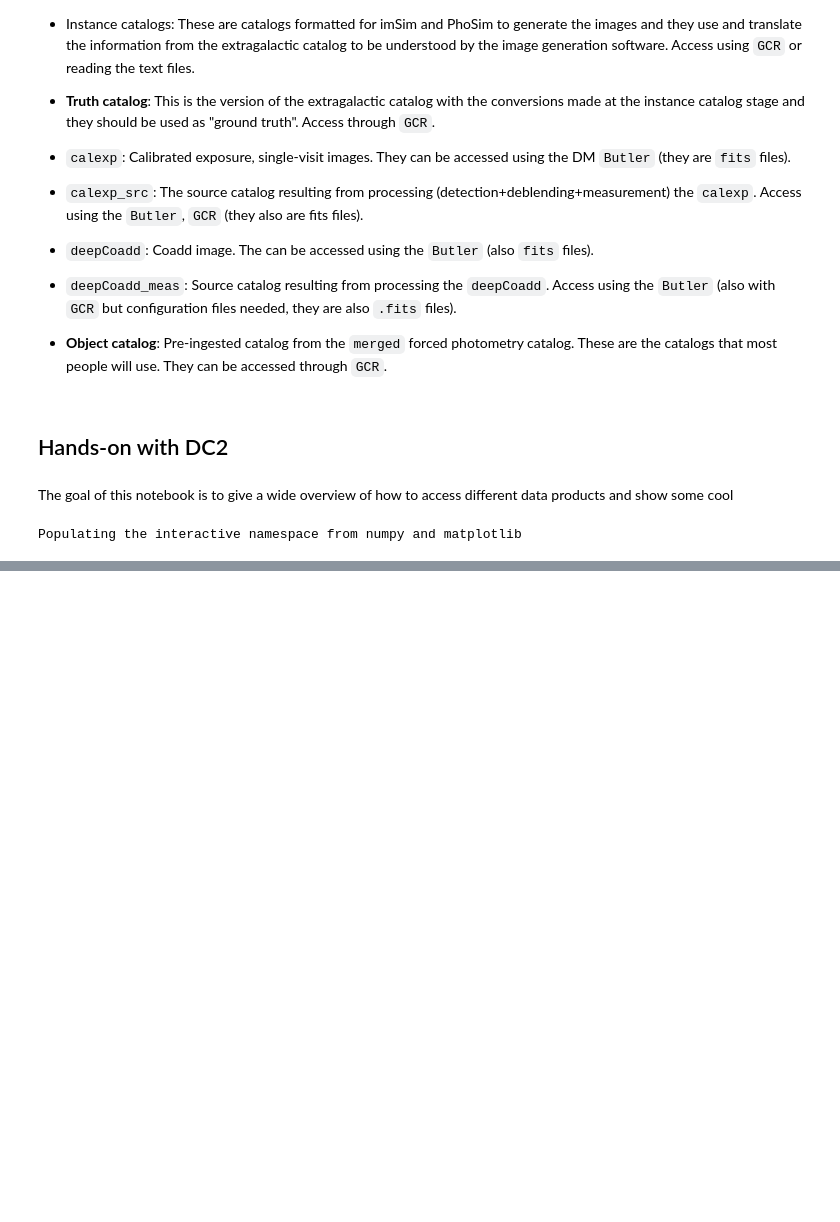
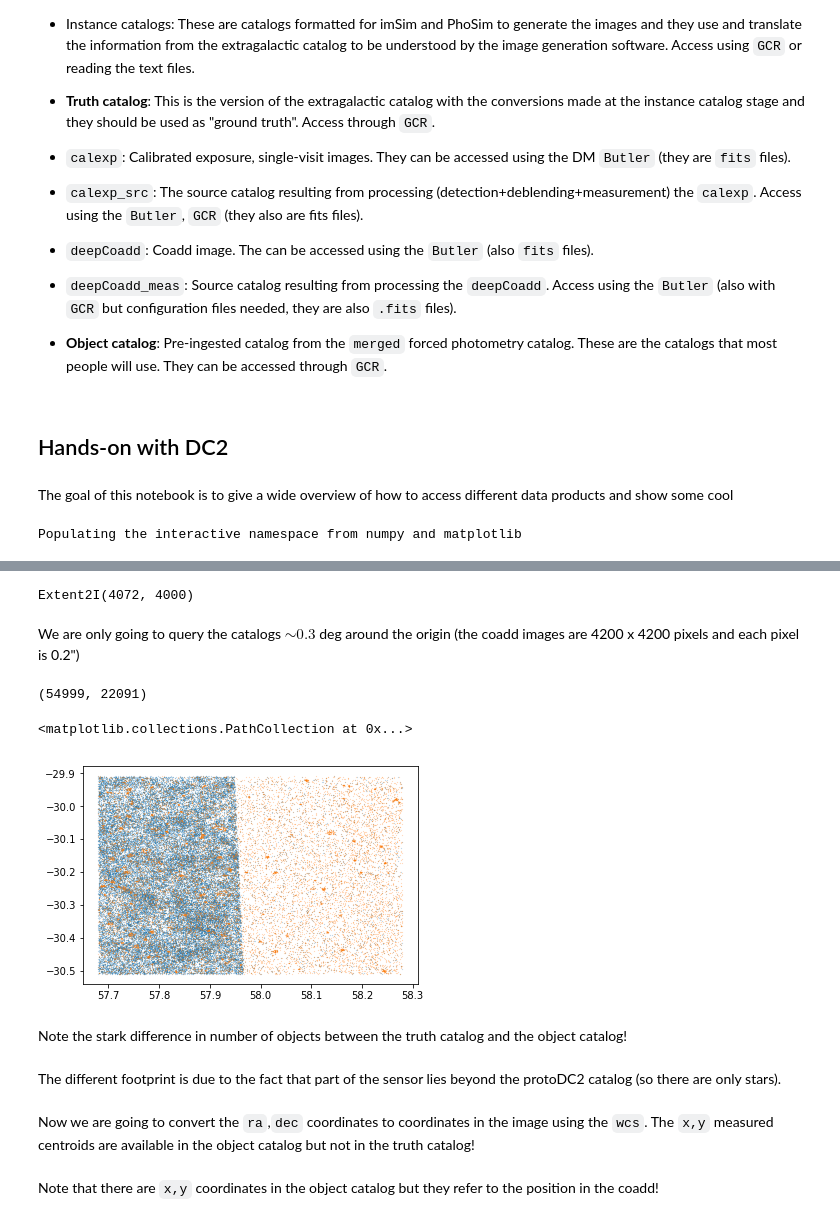
Before and after one commit to fjaviersanchez/DC2_intro, a Jupyter notebook: DC2_introduction.ipynb, the cells around one changed output, grey strips where cells are left out. Saved outputs shown, nothing was run; the diff lists cells and outputs as text; code cells hidden in the pictures; blank space fills up the shorter version.

```diff
--- a/DC2_introduction.ipynb
+++ b/DC2_introduction.ipynb
@@ -75,0 +171,2 @@ Populating the interactive namespace from numpy and matplotlib
+# %%
+origin = wcs.getSkyOrigin()
@@ -75,0 +177,31 @@ Populating the interactive namespace from numpy and matplotlib
+# %%
+ra0 = origin.getRa().asDegrees()
+dec0 = origin.getDec().asDegrees()
+# %%
+calexp.getDimensions()
+# %% [output]
+Extent2I(4072, 4000)
+# %% [markdown]
+We are only going to query the catalogs $\sim 0.3$ deg around the origin (the coadd images are 4200 x 4200 pixels and each pixel is 0.2")
+# %%
+query_condition = GCR.GCRQuery('ra >= %f' %(ra0-0.3),'ra <= %f' % (ra0+0.3),
+                               'dec >= %f' %(dec0-0.3), 'dec <= %f' % (dec0+0.3))
+# %%
+data_true = cosmo_catalog.get_quantities(['ra','dec','mag_true_r'], query_condition)
+data_meas = obj_catalog.get_quantities(['ra','dec','mag_r_cModel','snr_r_cModel'], query_condition)
+# %%
+len(data_true['ra']), len(data_meas['ra'])
+# %% [output]
+(54999, 22091)
+# %%
+plt.scatter(data_true['ra'], data_true['dec'], s=0.01)
+plt.scatter(data_meas['ra'], data_meas['dec'], s=0.01)
+# %% [output]
+<matplotlib.collections.PathCollection at 0x...>
+[figure, added]
+# %% [markdown]
+Note the stark difference in number of objects between the truth catalog and the object catalog!
+# %% [markdown]
+The different footprint is due to the fact that part of the sensor lies beyond the protoDC2 catalog (so there are only stars).
+# %% [markdown]
+Now we are going to convert the `ra`,`dec` coordinates to coordinates in the image using the `wcs`. The `x,y` measured centroids are available in the object catalog but not in the truth catalog!
@@ -75,0 +233,2 @@ Populating the interactive namespace from numpy and matplotlib
+# %% [markdown]
+Note that there are `x,y` coordinates in the object catalog but they refer to the position in the coadd!
```
Also changed, not shown: parts of 34 cells of this notebook.
